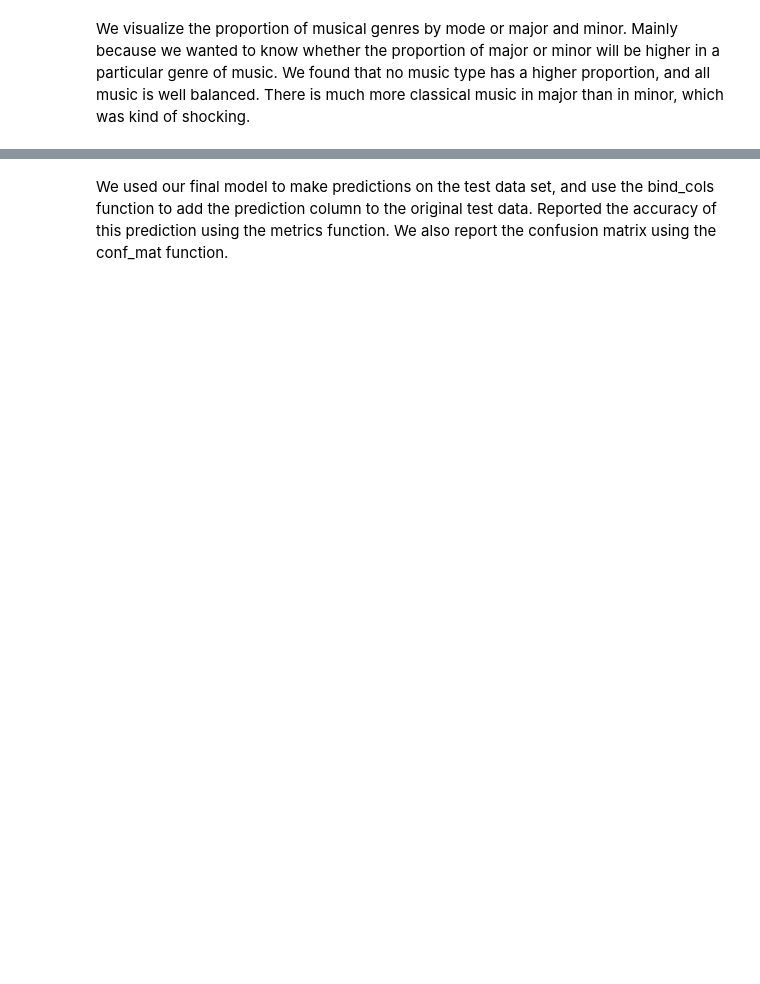
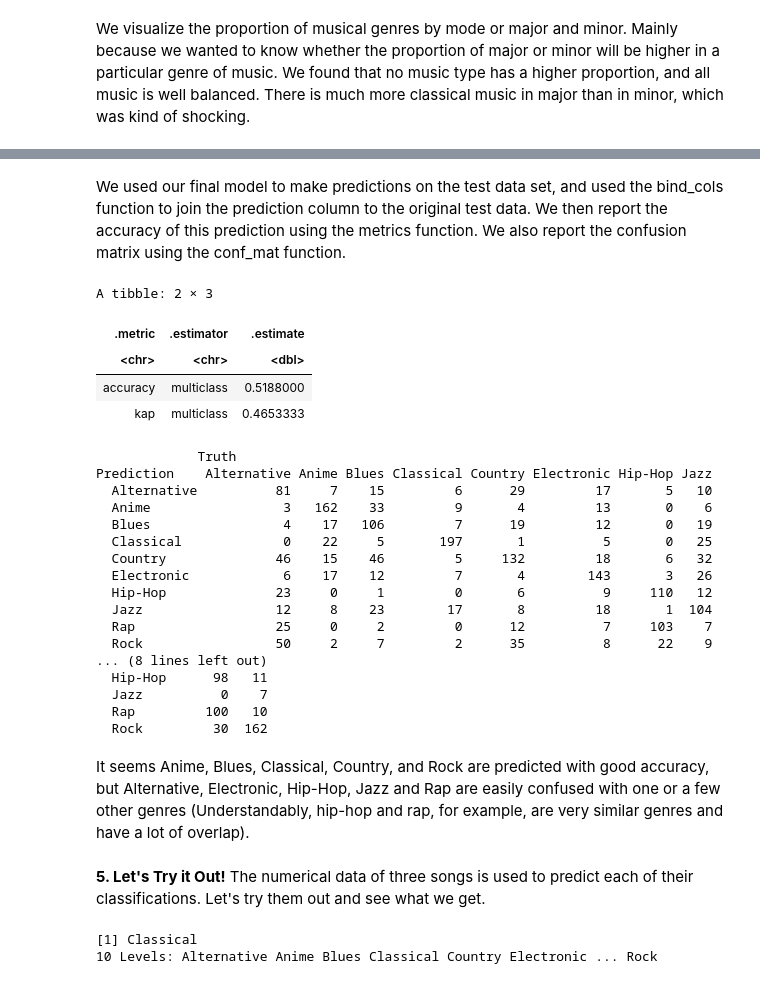
Before and after one commit to Lollipop-27/DCSI100-Project, a Jupyter notebook: Project.ipynb, the cells around one changed output, grey strips where cells are left out. Drawn from its saved outputs; the diff is of its cells as text; code cells hidden in the pictures; blank space fills up the shorter version.

```diff
--- a/Project.ipynb
+++ b/Project.ipynb
@@ -296,14 +296,13 @@ For the data recipe, we choose to use popularity, acousticness, danceability, du
 # %%
 # Set the seed.
 set.seed(9999)
-# build model
-data1_spec <- nearest_neighbor(weight_func = "rectangular", neighbors = 14) %>%
+
+# Build model with k=14
+genre_spec <- nearest_neighbor(weight_func = "rectangular", neighbors = 14) %>%
        set_engine("kknn") %>%
        set_mode("classification")
-data1_spec
 
-data_fit <- workflow() %>%
+genre_fit <- workflow() %>%
        add_recipe(data_recipe) %>%
-       add_model(data_spec) %>%
+       add_model(genre_spec) %>%
        fit(data = data_train)
-data_fit
@@ -312,21 +309,61 @@ From our plot above we have chosen to use ___ as our k value. Then, we construct
+# %% [markdown]
+We used our final model to make predictions on the test data set, and used the bind_cols function to join the prediction column to the original test data. We then report the accuracy of this prediction using the metrics function. We also report the confusion matrix using the conf_mat function.
 # %%
-#predictions
-data_predictions <- predict(data_fit , data_test) %>%
+data_predictions <- predict(genre_fit , data_test) %>%
       bind_cols(data_test)
-data_predictions
 
 data_metrics <- data_predictions %>%
        metrics(truth = music_genre, estimate = .pred_class)
-data_metrics
 
 data_conf_mat<- data_predictions %>%
        conf_mat(truth = music_genre, estimate = .pred_class)
+
+data_metrics
 data_conf_mat
+# %% [output]
+A tibble: 2 × 3
+| .metric | .estimator | .estimate |
+| <chr> | <chr> | <dbl> |
+| accuracy | multiclass | 0.5188000 |
+| kap | multiclass | 0.4653333 |
+             Truth
+Prediction    Alternative Anime Blues Classical Country Electronic Hip-Hop Jazz
+  Alternative          81     7    15         6      29         17       5   10
+  Anime                 3   162    33         9       4         13       0    6
+  Blues                 4    17   106         7      19         12       0   19
+  Classical             0    22     5       197       1          5       0   25
+  Country              46    15    46         5     132         18       6   32
+  Electronic            6    17    12         7       4        143       3   26
+  Hip-Hop              23     0     1         0       6          9     110   12
+  Jazz                 12     8    23        17       8         18       1  104
+  Rap                  25     0     2         0      12          7     103    7
+  Rock                 50     2     7         2      35          8      22    9
+... (8 lines left out)
+  Hip-Hop      98   11
+  Jazz          0    7
+  Rap         100   10
+  Rock         30  162
-# %% [markdown]
-We used our final model to make predictions on the test data set, and use the bind_cols function to add the prediction column to the original test data. Reported the accuracy of this prediction using the metrics function. We also report the confusion matrix using the conf_mat function.
+# %% [markdown]
+It seems Anime, Blues, Classical, Country, and Rock are predicted with good accuracy, but Alternative, Electronic, Hip-Hop, Jazz and Rap are easily confused with one or a few other genres (Understandably, hip-hop and rap, for example, are very similar genres and have a lot of overlap).
+# %% [markdown]
+**5. Let's Try it Out!** </br>
+The numerical data of three songs is used to predict each of their classifications. Let's try them out and see what we get.
 # %%
-# test 1
-knn_fit <- data_spec %>% fit(music_genre ~ popularity + acousticness + danceability + duration_ms + energy + instrumentalness + liveness + loudness + speechiness + valence , data = data_train)
-new_obs_1 <- tibble(popularity = 33, acousticness = 0.927, danceability = 0.351, duration_ms = 282067, energy = 0.0964, instrumentalness = 0.899, liveness = 0.509, loudness = -20.044, speechiness = 0.0436, valence = 0.246)
-class_prediction_1 <-  predict(knn_fit, new_obs_1)
+# Symphony No. 5 in C minor, Ludwig van Beethoven
+new_obs_1 <- tibble(popularity = 33,
+                    acousticness = 0.927,
+                    danceability = 0.351,
+                    duration_ms = 282067,
+                    energy = 0.0964,
+                    instrumentalness = 0.899,
+                    liveness = 0.509,
+                    loudness = -20.044,
+                    speechiness = 0.0436,
+                    valence = 0.246)
+
+class_prediction_1 <-  predict(genre_fit, new_obs_1)
+class_prediction_1 %>% pull(.pred_class)
+# %% [output]
+[1] Classical
+10 Levels: Alternative Anime Blues Classical Country Electronic ... Rock
 # %%
```
Also changed, not shown: parts of 32 cells of this notebook.
